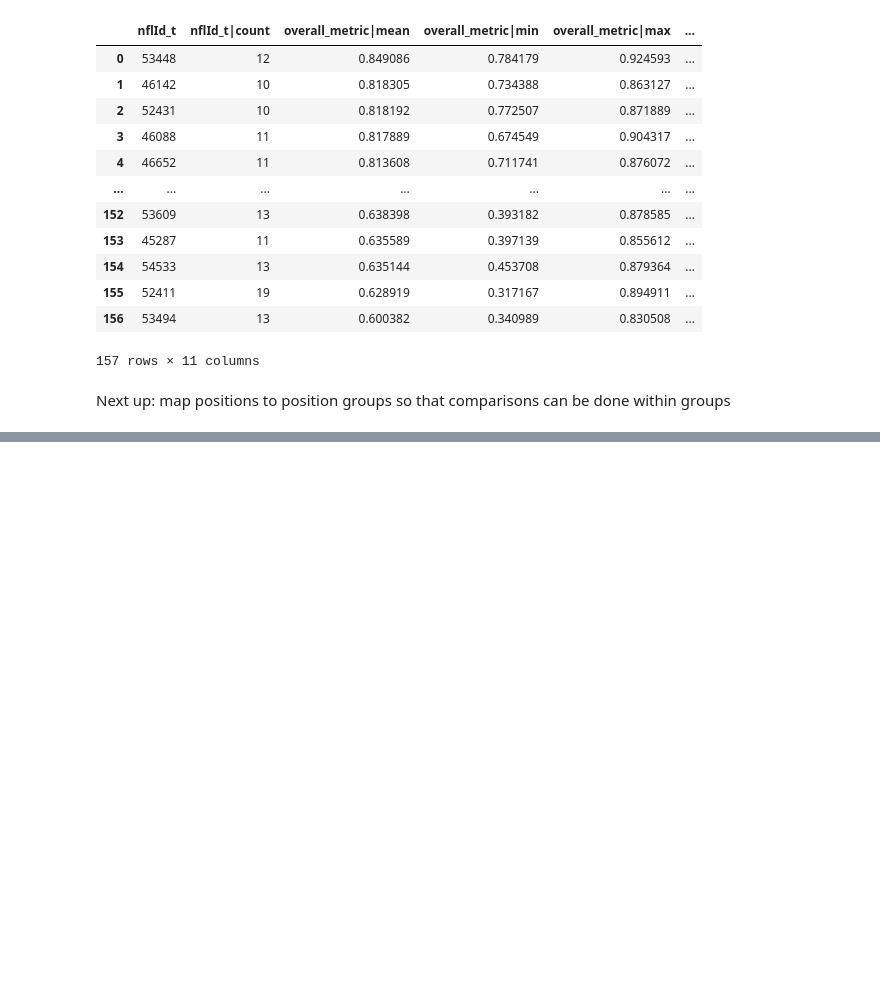
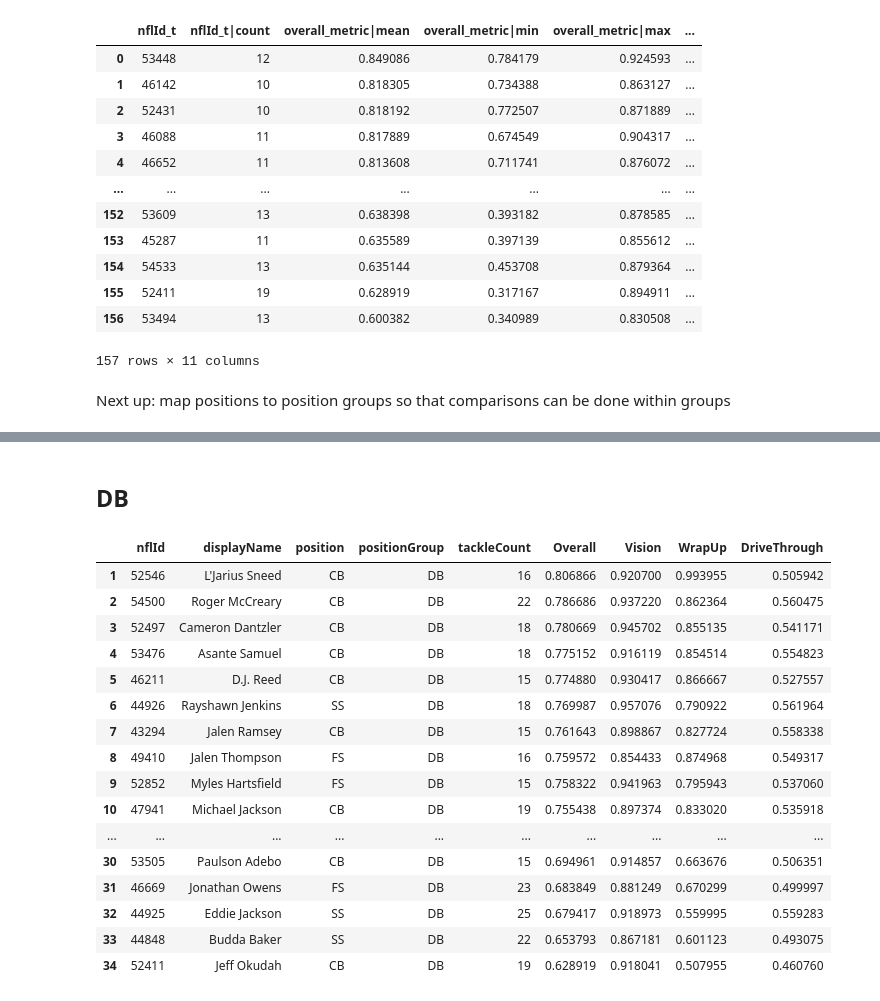
Before and after one commit to pschlais/kaggle_nfl_bdb_2024, a Jupyter notebook: analysis_workspace.ipynb, the cells around one changed output, grey strips where cells are left out. Cells and saved outputs as stored; diff of their text form; code cells hidden in the pictures; blank space fills up the shorter version.

```diff
--- a/analysis_workspace.ipynb
+++ b/analysis_workspace.ipynb
@@ -189 +342,32 @@ Next up: map positions to position groups so that comparisons can be done within
+# %% [markdown]
+## DB
+# %%
+(
+    b.rename(columns=col_rename)
+    .query('tackleCount >= 15')
+    .query('positionGroup=="DB"')
+    .drop(columns=['overall_metric|min', 'overall_metric|max'])
+    .sort_values('Overall', ascending=False)
+    .reset_index(drop=True)
+    .rename(lambda i: i + 1) # set the index to start from 1 instead of 0, so index is rank
+    .style.background_gradient(cmap='viridis', subset=['Overall', 'Vision', 'WrapUp', 'DriveThrough'])
+)
+# %% [output]
+|  | nflId | displayName | position | positionGroup | tackleCount | Overall | Vision | WrapUp | DriveThrough |
+| 1 | 52546 | L'Jarius Sneed | CB | DB | 16 | 0.806866 | 0.920700 | 0.993955 | 0.505942 |
+| 2 | 54500 | Roger McCreary | CB | DB | 22 | 0.786686 | 0.937220 | 0.862364 | 0.560475 |
+| 3 | 52497 | Cameron Dantzler | CB | DB | 18 | 0.780669 | 0.945702 | 0.855135 | 0.541171 |
+| 4 | 53476 | Asante Samuel | CB | DB | 18 | 0.775152 | 0.916119 | 0.854514 | 0.554823 |
+| 5 | 46211 | D.J. Reed | CB | DB | 15 | 0.774880 | 0.930417 | 0.866667 | 0.527557 |
+| 6 | 44926 | Rayshawn Jenkins | SS | DB | 18 | 0.769987 | 0.957076 | 0.790922 | 0.561964 |
+| 7 | 43294 | Jalen Ramsey | CB | DB | 15 | 0.761643 | 0.898867 | 0.827724 | 0.558338 |
+| 8 | 49410 | Jalen Thompson | FS | DB | 16 | 0.759572 | 0.854433 | 0.874968 | 0.549317 |
+| 9 | 52852 | Myles Hartsfield | FS | DB | 15 | 0.758322 | 0.941963 | 0.795943 | 0.537060 |
+| 10 | 47941 | Michael Jackson | CB | DB | 19 | 0.755438 | 0.897374 | 0.833020 | 0.535918 |
+| ... | ... | ... | ... | ... | ... | ... | ... | ... | ... |
+| 30 | 53505 | Paulson Adebo | CB | DB | 15 | 0.694961 | 0.914857 | 0.663676 | 0.506351 |
+| 31 | 46669 | Jonathan Owens | FS | DB | 23 | 0.683849 | 0.881249 | 0.670299 | 0.499997 |
+| 32 | 44925 | Eddie Jackson | SS | DB | 25 | 0.679417 | 0.918973 | 0.559995 | 0.559283 |
+| 33 | 44848 | Budda Baker | SS | DB | 22 | 0.653793 | 0.867181 | 0.601123 | 0.493075 |
+| 34 | 52411 | Jeff Okudah | CB | DB | 19 | 0.628919 | 0.918041 | 0.507955 | 0.460760 |
 # %%
```
Also changed, not shown: parts of 12 cells of this notebook.
